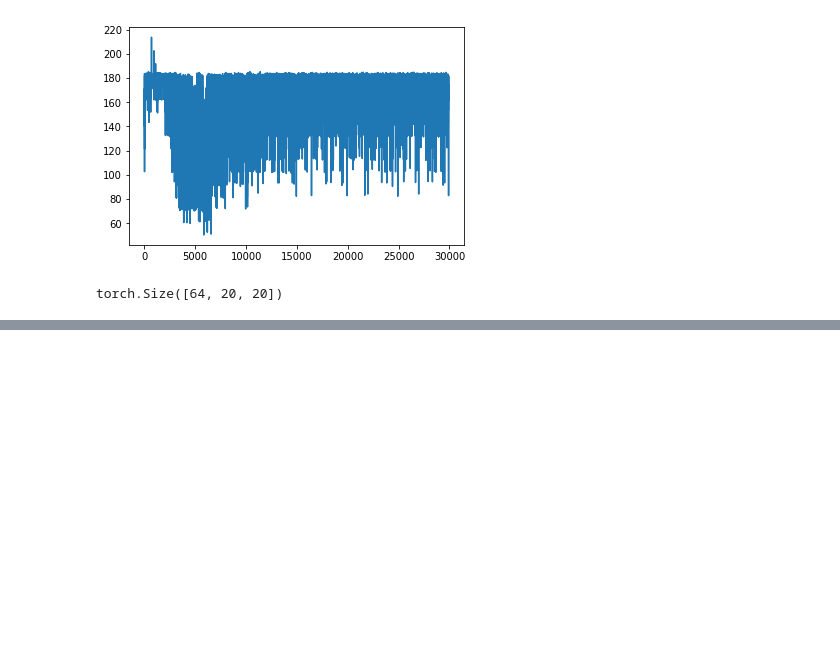
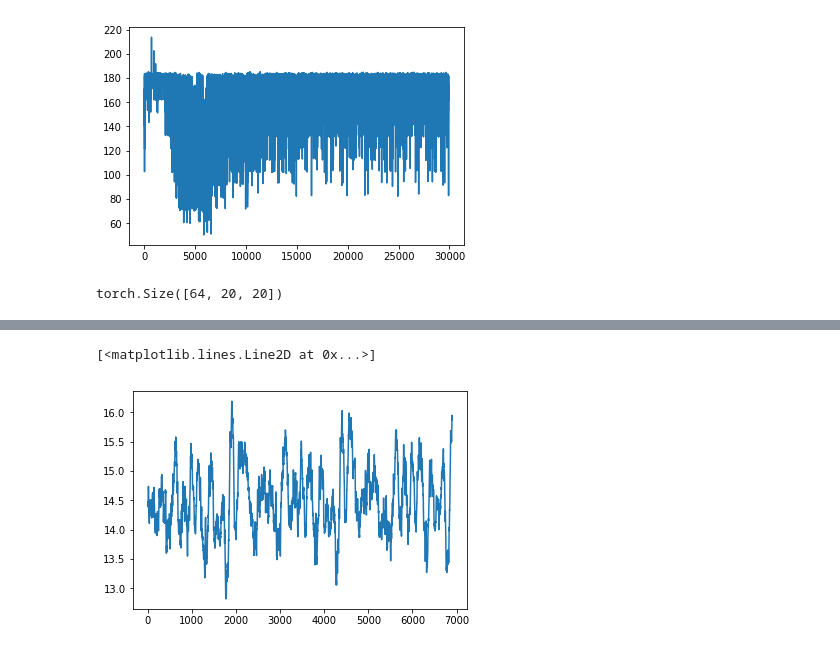
Before and after one commit to louisv123/COLGE, a Jupyter notebook: test.ipynb, the cells around one changed output, grey strips where cells are left out. Saved outputs shown, nothing was run; the diff lists cells and outputs as text; code cells hidden in the pictures; blank space fills up the shorter version.

```diff
--- a/test.ipynb
+++ b/test.ipynb
@@ -1098,0 +1114,5 @@ torch.Size([64, 20, 20])
+# %%
+plt.plot(cc)
+# %% [output]
+[<matplotlib.lines.Line2D at 0x...>]
+[figure, added]
```
Also changed, not shown: parts of 3 cells of this notebook, 5 other files.
